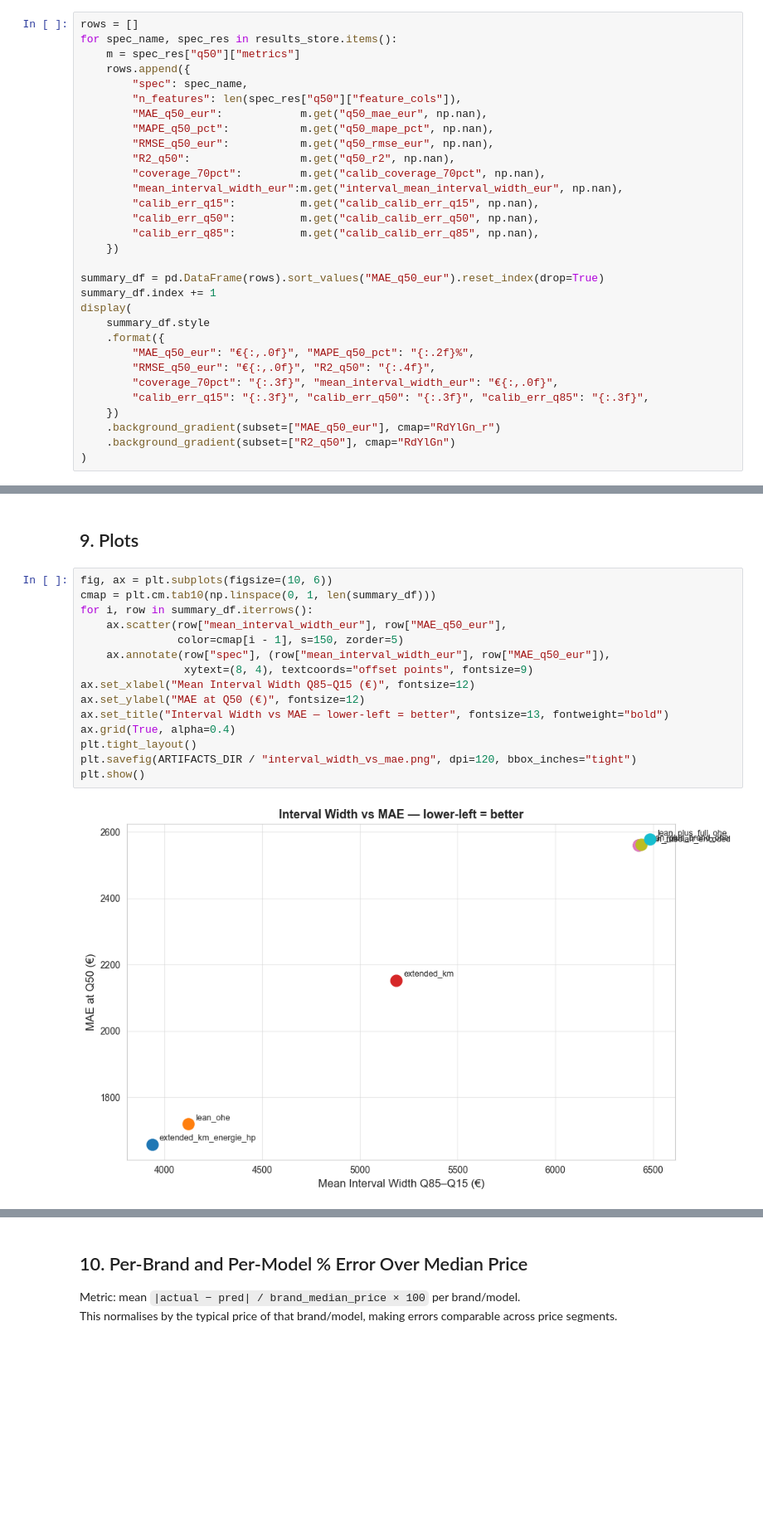
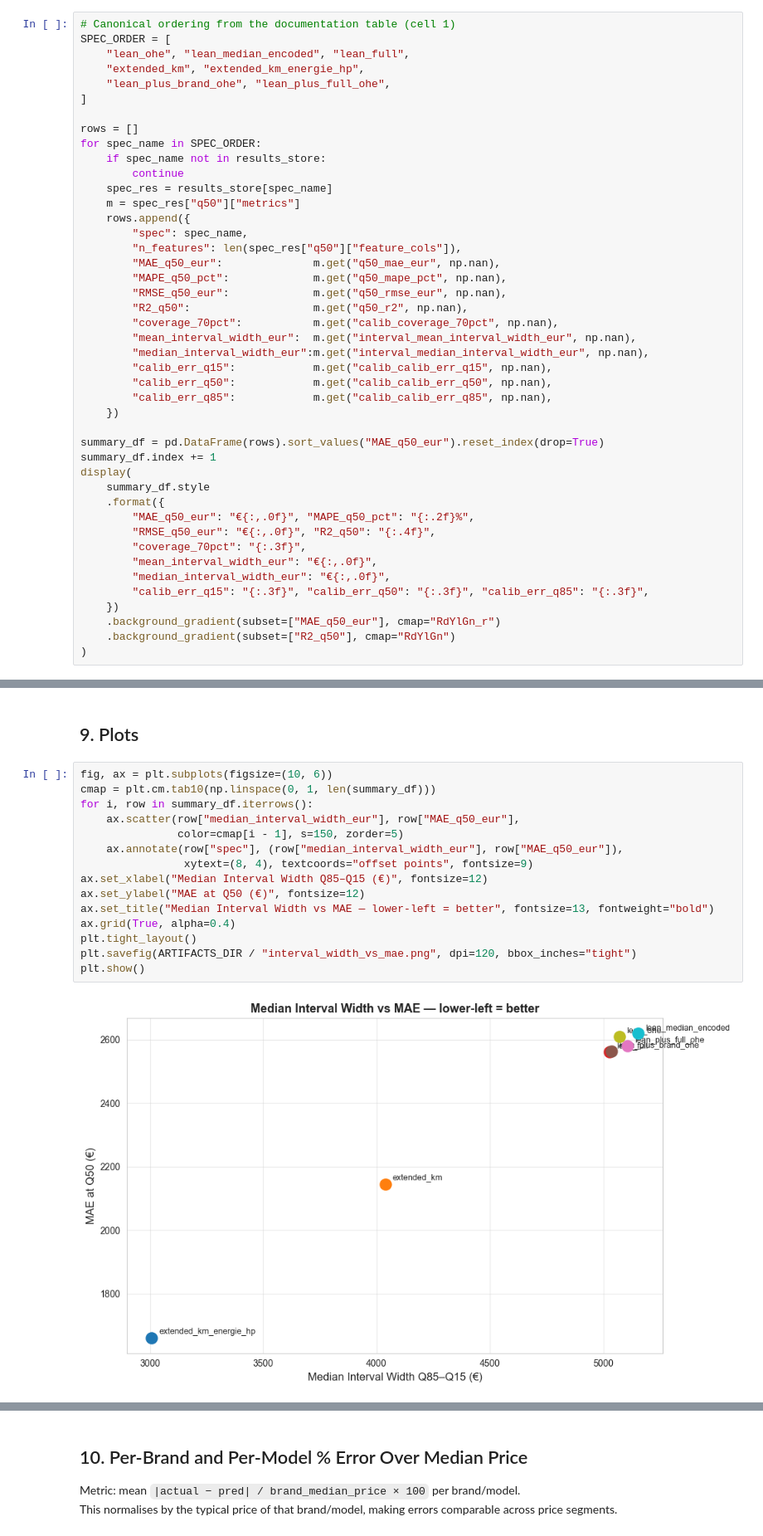
Before and after one commit to brunothefirst/car_price_prediction, a Jupyter notebook: notebooks/09_mlflow_experiment_tracking.ipynb, the cells around one changed output, grey strips where cells are left out. Shown at 83% size. Saved outputs shown, nothing was run; the diff lists cells and outputs as text; blank space fills up the shorter version.

```diff
--- a/notebooks/09_mlflow_experiment_tracking.ipynb
+++ b/notebooks/09_mlflow_experiment_tracking.ipynb
@@ -707,21 +772,32 @@ Feature names:
 # %% [markdown]
 ## 8. Comparison Summary Table
 # %%
+# Canonical ordering from the documentation table (cell 1)
+SPEC_ORDER = [
+    "lean_ohe", "lean_median_encoded", "lean_full",
+    "extended_km", "extended_km_energie_hp",
+    "lean_plus_brand_ohe", "lean_plus_full_ohe",
+]
+
 rows = []
-for spec_name, spec_res in results_store.items():
+for spec_name in SPEC_ORDER:
+    if spec_name not in results_store:
+        continue
+    spec_res = results_store[spec_name]
     m = spec_res["q50"]["metrics"]
     rows.append({
         "spec": spec_name,
         "n_features": len(spec_res["q50"]["feature_cols"]),
-        "MAE_q50_eur":            m.get("q50_mae_eur", np.nan),
-        "MAPE_q50_pct":           m.get("q50_mape_pct", np.nan),
-        "RMSE_q50_eur":           m.get("q50_rmse_eur", np.nan),
-        "R2_q50":                 m.get("q50_r2", np.nan),
-        "coverage_70pct":         m.get("calib_coverage_70pct", np.nan),
-        "mean_interval_width_eur":m.get("interval_mean_interval_width_eur", np.nan),
-        "calib_err_q15":          m.get("calib_calib_err_q15", np.nan),
-        "calib_err_q50":          m.get("calib_calib_err_q50", np.nan),
-        "calib_err_q85":          m.get("calib_calib_err_q85", np.nan),
+        "MAE_q50_eur":              m.get("q50_mae_eur", np.nan),
+        "MAPE_q50_pct":             m.get("q50_mape_pct", np.nan),
+        "RMSE_q50_eur":             m.get("q50_rmse_eur", np.nan),
+        "R2_q50":                   m.get("q50_r2", np.nan),
+        "coverage_70pct":           m.get("calib_coverage_70pct", np.nan),
+        "mean_interval_width_eur":  m.get("interval_mean_interval_width_eur", np.nan),
+        "median_interval_width_eur":m.get("interval_median_interval_width_eur", np.nan),
+        "calib_err_q15":            m.get("calib_calib_err_q15", np.nan),
+        "calib_err_q50":            m.get("calib_calib_err_q50", np.nan),
+        "calib_err_q85":            m.get("calib_calib_err_q85", np.nan),
     })
 
 summary_df = pd.DataFrame(rows).sort_values("MAE_q50_eur").reset_index(drop=True)
@@ -731,7 +807,9 @@ display(
     .format({
         "MAE_q50_eur": "€{:,.0f}", "MAPE_q50_pct": "{:.2f}%",
         "RMSE_q50_eur": "€{:,.0f}", "R2_q50": "{:.4f}",
-        "coverage_70pct": "{:.3f}", "mean_interval_width_eur": "€{:,.0f}",
+        "coverage_70pct": "{:.3f}",
+        "mean_interval_width_eur": "€{:,.0f}",
+        "median_interval_width_eur": "€{:,.0f}",
         "calib_err_q15": "{:.3f}", "calib_err_q50": "{:.3f}", "calib_err_q85": "{:.3f}",
     })
     .background_gradient(subset=["MAE_q50_eur"], cmap="RdYlGn_r")
@@ -751,20 +829,20 @@ display(
 # %%
 fig, ax = plt.subplots(figsize=(10, 6))
 cmap = plt.cm.tab10(np.linspace(0, 1, len(summary_df)))
 for i, row in summary_df.iterrows():
-    ax.scatter(row["mean_interval_width_eur"], row["MAE_q50_eur"],
+    ax.scatter(row["median_interval_width_eur"], row["MAE_q50_eur"],
                color=cmap[i - 1], s=150, zorder=5)
-    ax.annotate(row["spec"], (row["mean_interval_width_eur"], row["MAE_q50_eur"]),
+    ax.annotate(row["spec"], (row["median_interval_width_eur"], row["MAE_q50_eur"]),
                 xytext=(8, 4), textcoords="offset points", fontsize=9)
-ax.set_xlabel("Mean Interval Width Q85–Q15 (€)", fontsize=12)
+ax.set_xlabel("Median Interval Width Q85–Q15 (€)", fontsize=12)
 ax.set_ylabel("MAE at Q50 (€)", fontsize=12)
-ax.set_title("Interval Width vs MAE — lower-left = better", fontsize=13, fontweight="bold")
+ax.set_title("Median Interval Width vs MAE — lower-left = better", fontsize=13, fontweight="bold")
 ax.grid(True, alpha=0.4)
 plt.tight_layout()
 plt.savefig(ARTIFACTS_DIR / "interval_width_vs_mae.png", dpi=120, bbox_inches="tight")
 plt.show()
 # %% [output]
-[figure, old version]
+[figure, new version]
 # %%
 specs = list(results_store.keys())
 calib_data = []
```
Also changed, not shown: parts of 16 cells of this notebook, 1 other file.
